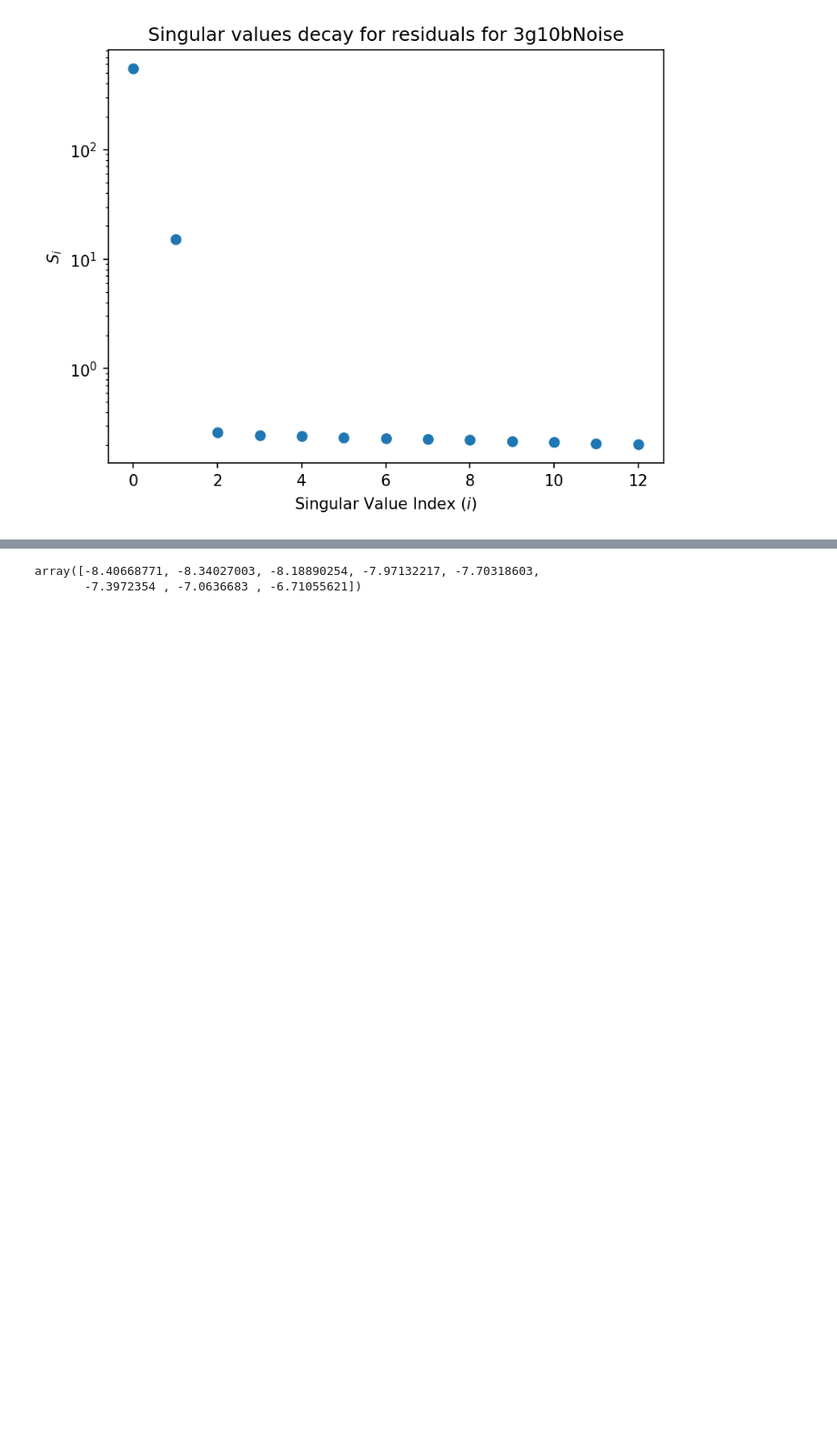
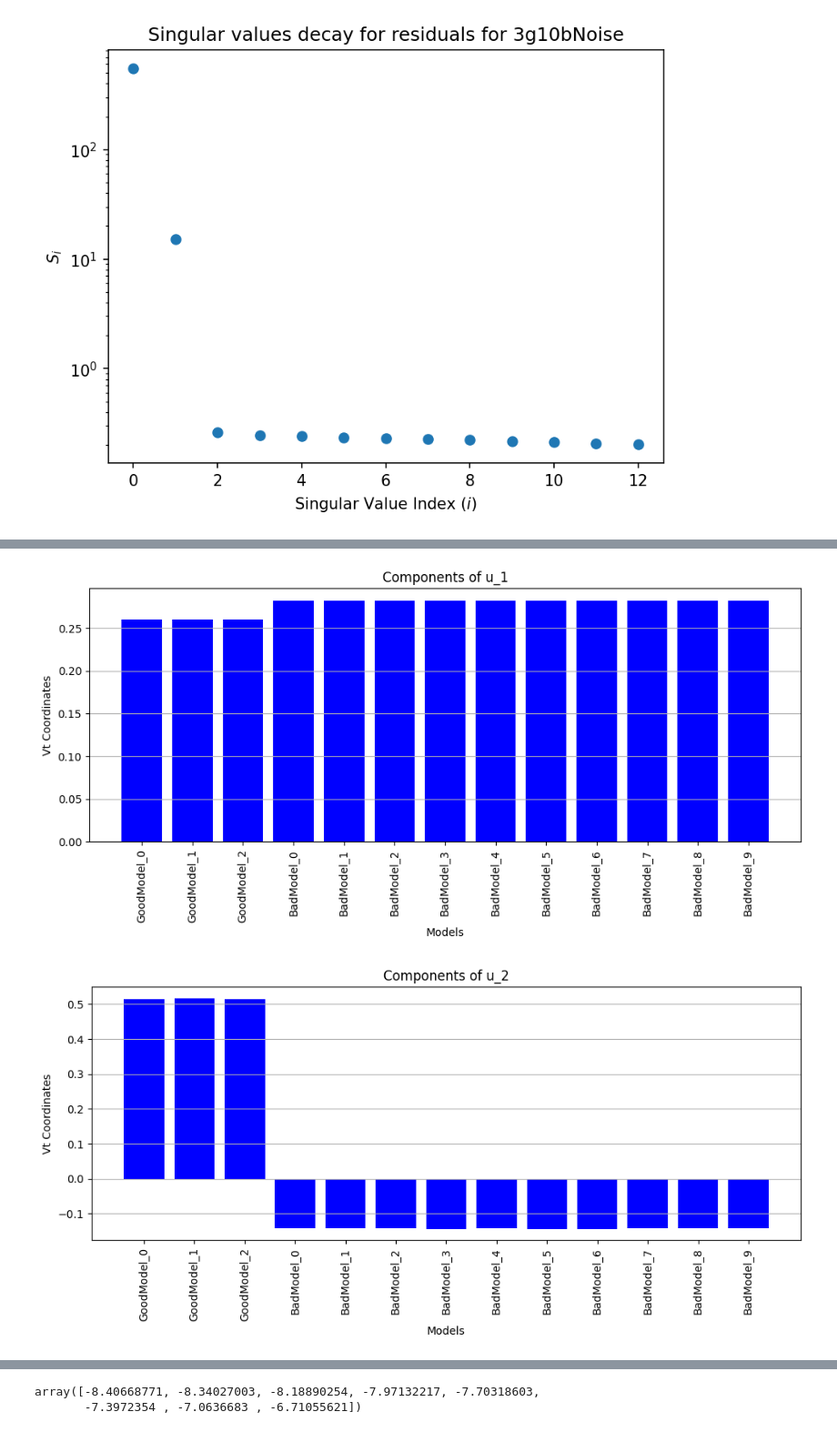
Before and after one commit to ascsn/ModelOrthogonalization, a Jupyter notebook: ToyExample/toymodelsExperiments.ipynb, the cells around one changed output, grey strips where cells are left out. Shown at 91% size. Saved outputs shown, nothing was run; the diff lists cells and outputs as text; code cells hidden in the pictures; blank space fills up the shorter version.

```diff
--- a/ToyExample/toymodelsExperiments.ipynb
+++ b/ToyExample/toymodelsExperiments.ipynb
@@ -652,0 +683,9 @@ plt.show()
+# %%
+labels_list = list(models_output.keys())
+
+for i in range(len(Vt_hat)):
+
+    plot_bars(Vt_hat[i], labels_list, title=f"Components of u_{i+1}", color='blue')
+# %% [output]
+[figure, added]
+[figure, added]
```
Also changed, not shown: parts of 19 cells of this notebook, 2 other files.
